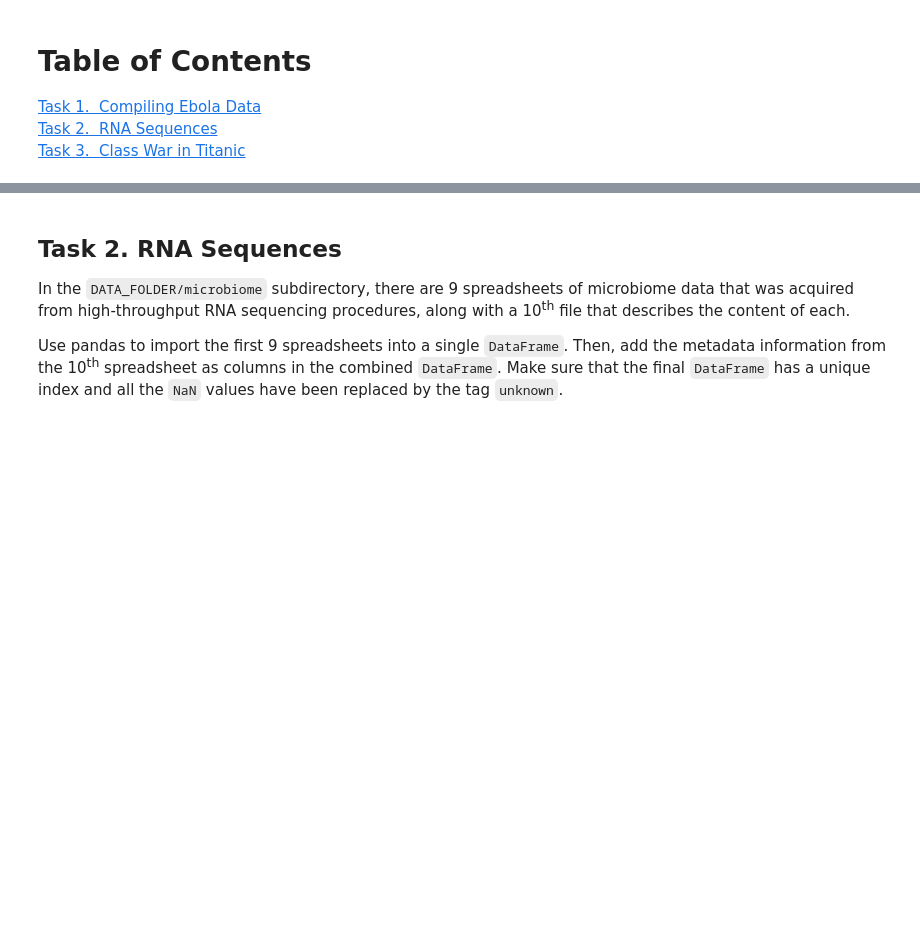
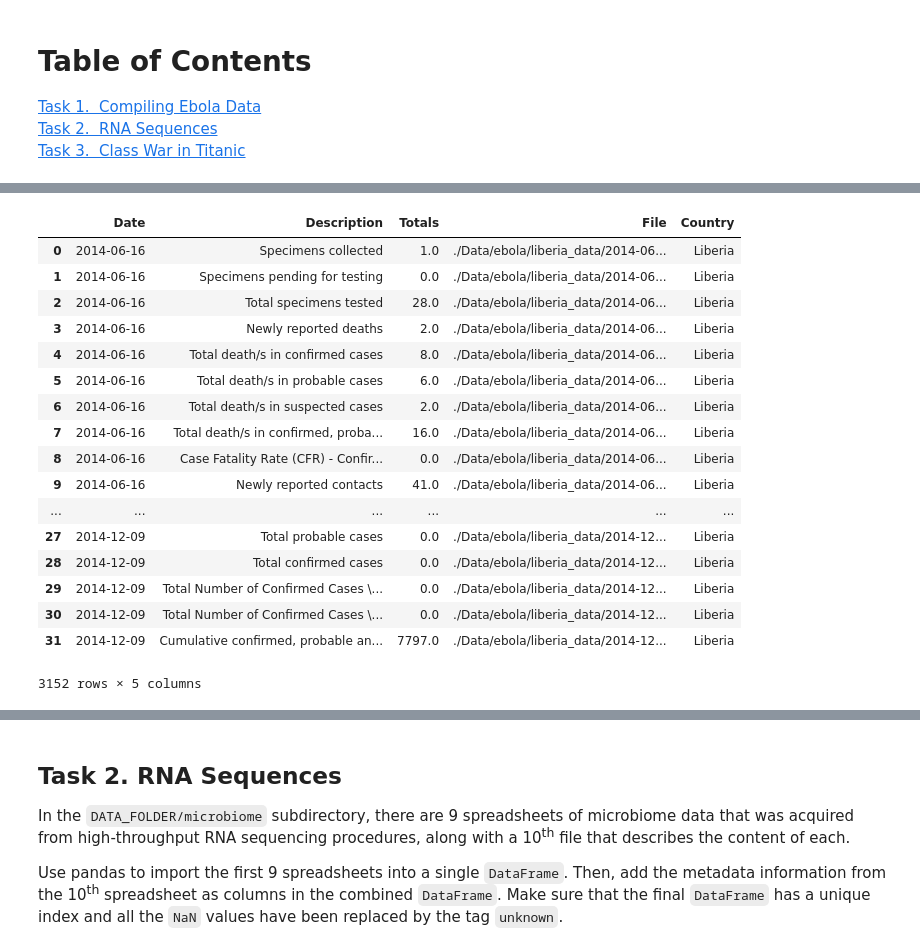
Before and after one commit to brunebastide/ADA, a Jupyter notebook: 01 - Pandas and Data Wrangling/Homework 1.ipynb, the cells around one changed output, grey strips where cells are left out. Cells and saved outputs as stored; diff of their text form; code cells hidden in the pictures; blank space fills up the shorter version.

```diff
--- a/01 - Pandas and Data Wrangling/Homework 1.ipynb
+++ b/01 - Pandas and Data Wrangling/Homework 1.ipynb
@@ -45,0 +156,35 @@ files_for_country(countries[0])
+# %%
+
+
+files = files_for_country('liberia')
+dfs = []
+for f in files:
+    df = pd.read_csv(f, parse_dates=['Date'])
+    df['File'] = f
+    dfs.append(df)
+liberia = pd.concat(dfs)
+liberia = liberia[['Date', 'Variable', 'National', 'File']]
+liberia.columns = ['Date', 'Description', 'Totals', 'File']
+liberia = liberia.fillna(0)
+liberia['Country'] = 'Liberia'
+
+liberia
+# %% [output]
+|  | Date | Description | Totals | File | Country |
+| 0 | 2014-06-16 | Specimens collected | 1.0 | ./Data/ebola/liberia_data/2014-06... | Liberia |
+| 1 | 2014-06-16 | Specimens pending for testing | 0.0 | ./Data/ebola/liberia_data/2014-06... | Liberia |
+| 2 | 2014-06-16 | Total specimens tested | 28.0 | ./Data/ebola/liberia_data/2014-06... | Liberia |
+| 3 | 2014-06-16 | Newly reported deaths | 2.0 | ./Data/ebola/liberia_data/2014-06... | Liberia |
+| 4 | 2014-06-16 | Total death/s in confirmed cases | 8.0 | ./Data/ebola/liberia_data/2014-06... | Liberia |
+| 5 | 2014-06-16 | Total death/s in probable cases | 6.0 | ./Data/ebola/liberia_data/2014-06... | Liberia |
+| 6 | 2014-06-16 | Total death/s in suspected cases | 2.0 | ./Data/ebola/liberia_data/2014-06... | Liberia |
+| 7 | 2014-06-16 | Total death/s in confirmed, proba... | 16.0 | ./Data/ebola/liberia_data/2014-06... | Liberia |
+| 8 | 2014-06-16 | Case Fatality Rate (CFR) - Confir... | 0.0 | ./Data/ebola/liberia_data/2014-06... | Liberia |
+| 9 | 2014-06-16 | Newly reported contacts | 41.0 | ./Data/ebola/liberia_data/2014-06... | Liberia |
+| ... | ... | ... | ... | ... | ... |
+| 27 | 2014-12-09 | Total probable cases | 0.0 | ./Data/ebola/liberia_data/2014-12... | Liberia |
+| 28 | 2014-12-09 | Total confirmed cases | 0.0 | ./Data/ebola/liberia_data/2014-12... | Liberia |
+| 29 | 2014-12-09 | Total Number of Confirmed Cases \... | 0.0 | ./Data/ebola/liberia_data/2014-12... | Liberia |
+| 30 | 2014-12-09 | Total Number of Confirmed Cases \... | 0.0 | ./Data/ebola/liberia_data/2014-12... | Liberia |
+| 31 | 2014-12-09 | Cumulative confirmed, probable an... | 7797.0 | ./Data/ebola/liberia_data/2014-12... | Liberia |
+3152 rows × 5 columns
```
Also changed, not shown: parts of 9 cells of this notebook.
